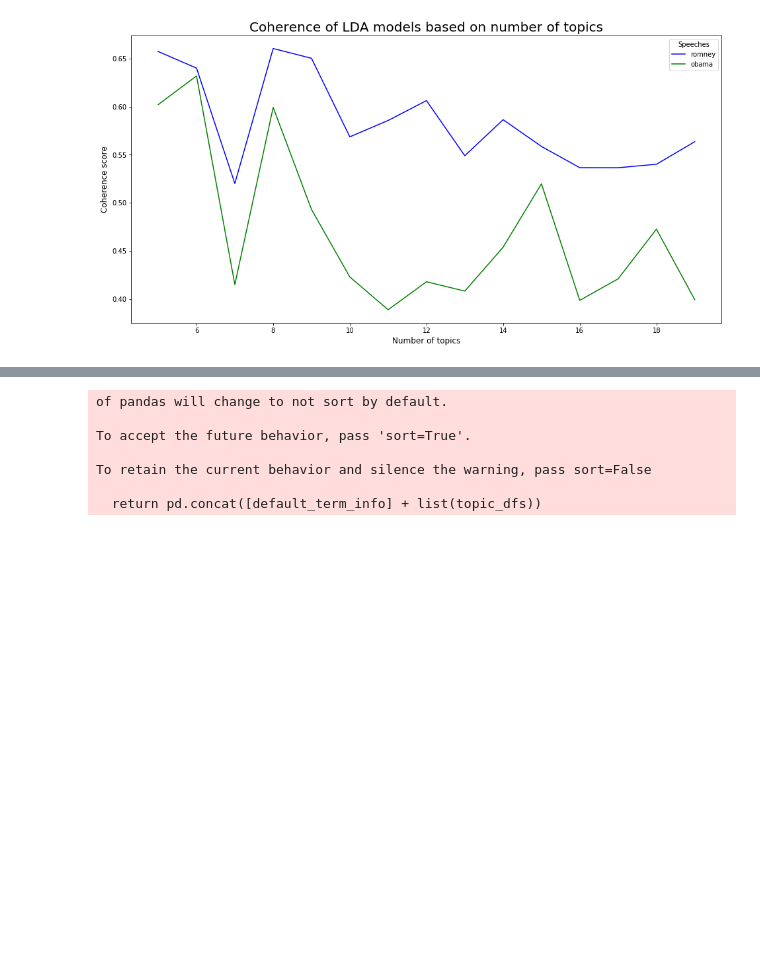
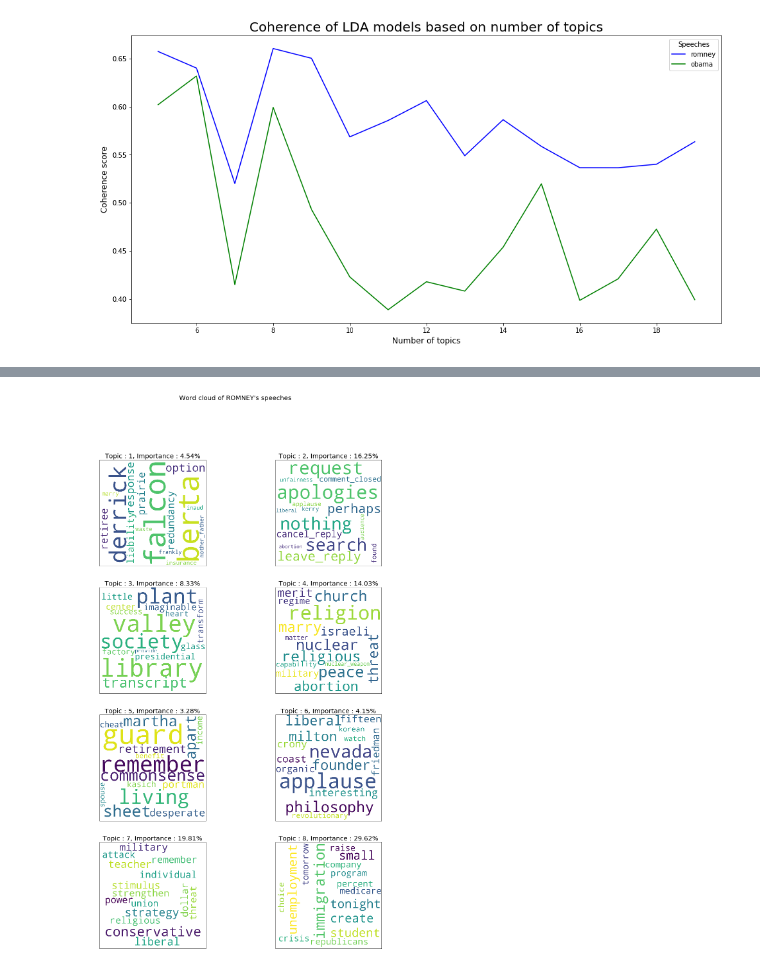
Before and after one commit to Rajesh-Nair/Topic-modelling-on-speeches, a Jupyter notebook: Topic Modelling Model using LDA.ipynb, the cells around one changed output, grey strips where cells are left out. Drawn from its saved outputs; the diff is of its cells as text; code cells hidden in the pictures; blank space fills up the shorter version.

```diff
--- a/Topic Modelling Model using LDA.ipynb
+++ b/Topic Modelling Model using LDA.ipynb
@@ -164,0 +143,6 @@ ROMNEY
+# %%
+# Topic by Importance (based on contribution in each speech)
+df_topic_imp = pd.DataFrame(df_topicdist[fld].sum(axis=0),columns=['Importance'])
+df_topic_imp = df_topic_imp*100/df_topic_imp.sum(axis=0)
+topic_imp = df_topic_imp.iloc[:,0]
+topic_imp
@@ -165,15 +185,38 @@ ROMNEY
+# %%
+# Display all topics from Romney's speeches
+fld = 'romney'
+
+#topic_order =  [int(indx[6:])-1 for indx in \
+#                pd.DataFrame(df_topicdist[fld].sum(axis=0),columns=['Importance']).sort_values('Importance', ascending = False).index]
+topic_order = np.arange(num_topics[fld])
+
+topics = lda[fld].show_topics(formatted=False, num_words = num_words)
+topics = [[topic_order[id],topic] for id,topic in topics]
+
+wordcloud = WordCloud(width=1200,height=1200,
+                     background_color='white', min_font_size=10)
+fig, ax = plt.subplots(int(np.ceil(num_topics[fld]/2)),2, figsize=(18,28),sharex=True,sharey=True)
+
+for topic_id,content in topics :
+    fig.add_subplot(ax.flatten()[topic_id])
+    topic_dict = dict(content)
+    wordcloud.generate_from_frequencies(topic_dict)
+    plt.imshow(wordcloud)
+    plt.xticks([])
+    plt.yticks([])
+    plt.title("Topic : " + str(topic_id+1) + ", Importance : " + str(round(topic_imp[topic_id],2))+'%',fontsize=20)
+
+
+plt.suptitle("Word cloud of " + fld.upper() + "'s speeches", fontsize=20)
+plt.subplots_adjust(hspace=0.2,wspace=0.2)
+plt.margins(x=0,y=0)
+plt.show()
+# %% [output]
+[figure, added]
 # %%
-# Visualize - LDA using pyLDAvis
+# Visualize - LDA using pyLDAvis (Romney's speeches)
 vis = dict()
-for fld in corpus_tfidf.keys() :
-    vis[fld] = pyLDAvis.gensim.prepare(lda[fld],corpus=corpus_tfidf[fld],dictionary=corpus_dict, mds = 'mmds')
+fld='romney'
+vis[fld] = pyLDAvis.gensim.prepare(lda[fld],corpus=corpus_tfidf[fld],dictionary=corpus_dict, mds = 'mmds')
-# %% [output]
-of pandas will change to not sort by default.
-
-To accept the future behavior, pass 'sort=True'.
-
-To retain the current behavior and silence the warning, pass sort=False
-
-  return pd.concat([default_term_info] + list(topic_dfs))
 # %%
 # Print topics in Romney's speeches
```
Also changed, not shown: parts of 18 cells of this notebook, 1 other file.
